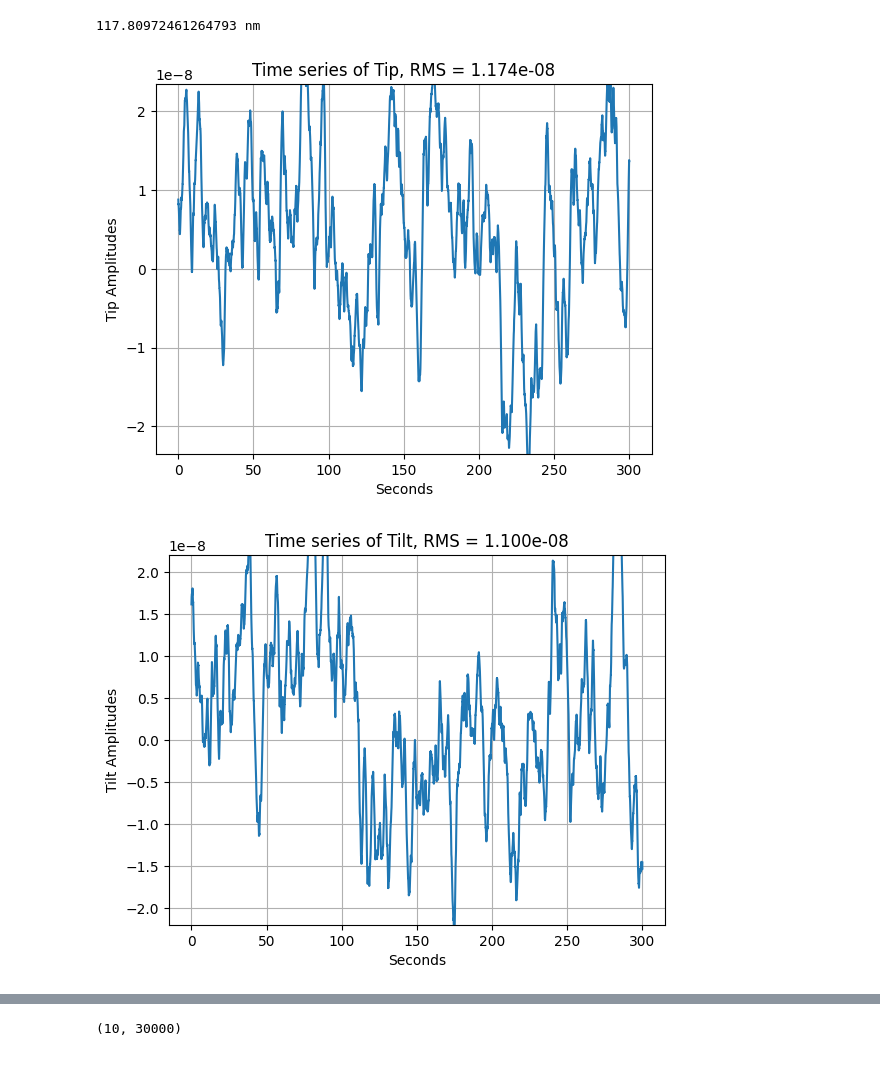
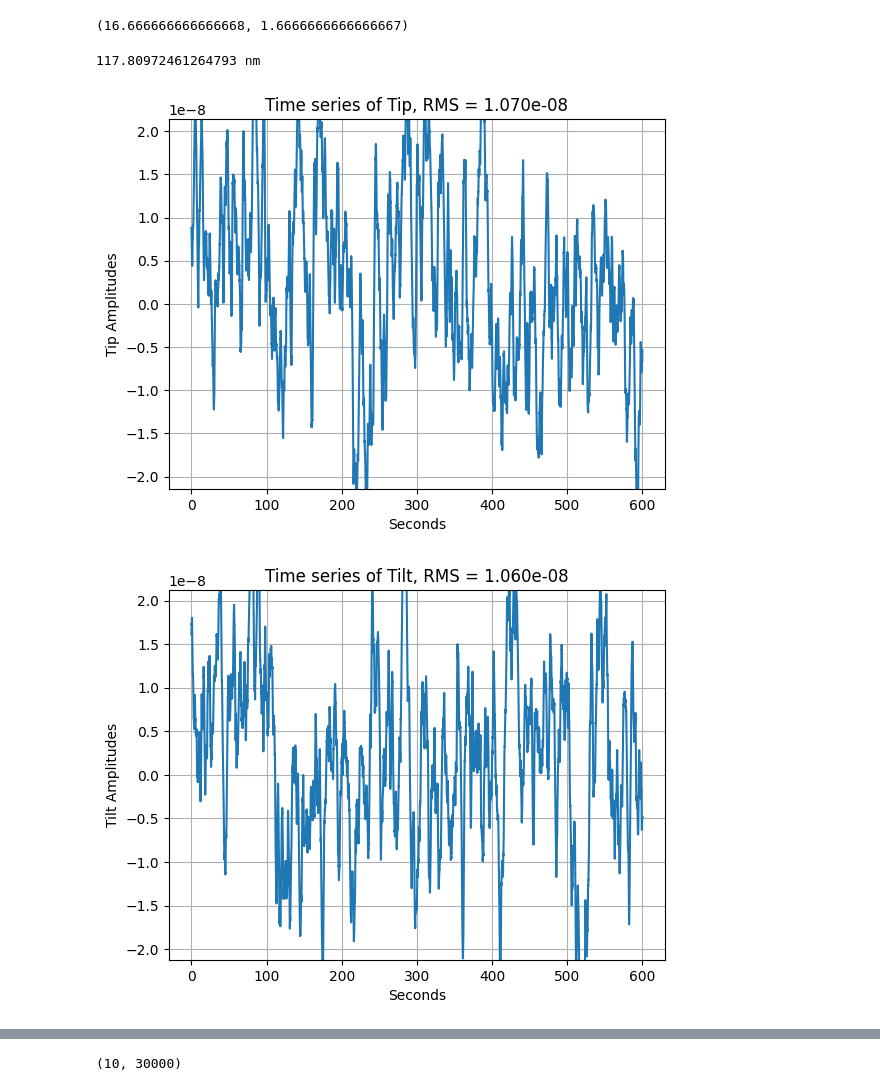
Before and after one commit to kian1377/scoob-exps, a Jupyter notebook: inject_wfe.ipynb, the cells around one changed output, grey strips where cells are left out. Drawn from its saved outputs; the diff is of its cells as text; code cells hidden in the pictures.

```diff
--- a/inject_wfe.ipynb
+++ b/inject_wfe.ipynb
@@ -25,6 +25,10 @@ from magpyx.utils import ImageStream
 # %%
 reload(scoobi)
 I = scoobi.SCOOBI(scicam_channel='camsci', dm_channel='dm00disp02')
+# %%
+1/0.001 / 60, 1/0.01/60
+# %% [output]
+(16.666666666666668, 1.6666666666666667)
 # %%
 reload(psds)
 
@@ -33,7 +37,7 @@ dm_beam_diam = 9.2*u.mm
 jitter = 40*u.mas
 
 fmax = 250*u.Hz
-tmax = 300*u.s
+tmax = 600*u.s
 
 mag = (total_pupil_diam / dm_beam_diam).decompose().value
 tt_pv_to_rms = 1/4
@@ -43,35 +47,35 @@ print(tt_at_pupil_rms.to(u.nm))
 
 # wfe_modes_rms = np.array(2*[tt_at_pupil_rms.to_value(u.m)] + 3*[5e-9] + 5*[2.5e-9])
 wfe_modes_rms = np.array(2*[10e-9] + 3*[5e-9] + 5*[2.5e-9])
-knee_freqs = np.array([0.1]*2 + [0.01]*8) * u.Hz
+knee_freqs = np.array([0.1]*2 + [0.001]*8) * u.Hz
 slope = 4
 
 N_wfe_modes = len(wfe_modes_rms)
 wfe_modes = lina.utils.create_zernike_modes(I.dm_mask, nmodes=N_wfe_modes, remove_modes=1)
 
 freqs, times = psds.generate_freqs(Nf=2**18+1, f_max=fmax)
 
 wfe_time_series = xp.zeros((N_wfe_modes, len(times)))
 for i in range(N_wfe_modes):
     f_knee = knee_freqs[i]
     psd = psds.kneePSD(freqs, 1, f_knee.to_value(u.Hz), slope)
     coeff = psds.generate_time_series(psd, fmax, rms=1, seed=123+i)
     wfe_time_series[i] = wfe_modes_rms[i] * xp.array(coeff)
 
 wfe_time_series = wfe_time_series[:, times<tmax.to_value(u.s)]
 
 times = times[times<tmax.to_value(u.s)]
 tip = wfe_time_series[0]
 tilt = wfe_time_series[1]
 defocus = wfe_time_series[2]
 
 psds.plot_time_series(times, tip, name='Tip')
 psds.plot_time_series(times, tilt, name='Tilt')
 psds.plot_time_series(times, defocus, name='Defocus')
 
 lo_wfe = xp.sum( wfe_time_series[:, 500, None, None] * wfe_modes, axis=0)
 imshow3(wfe_modes[0], wfe_modes[1], lo_wfe)
 # %% [output]
 117.80972461264793 nm
-[figure, old version]
+[figure, new version]
-[figure, old version]
+[figure, new version]
```
Also changed, not shown: parts of 1 cell of this notebook, 1 other file.
